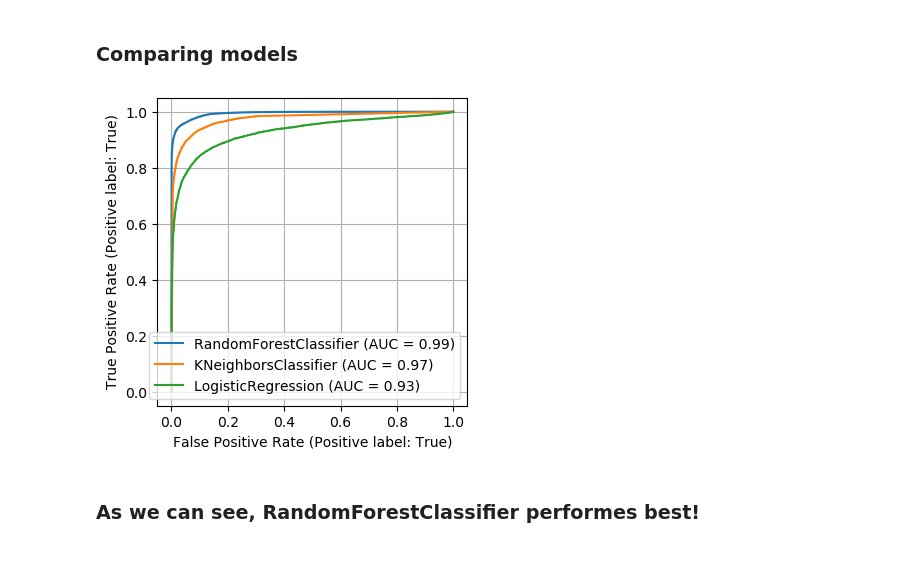
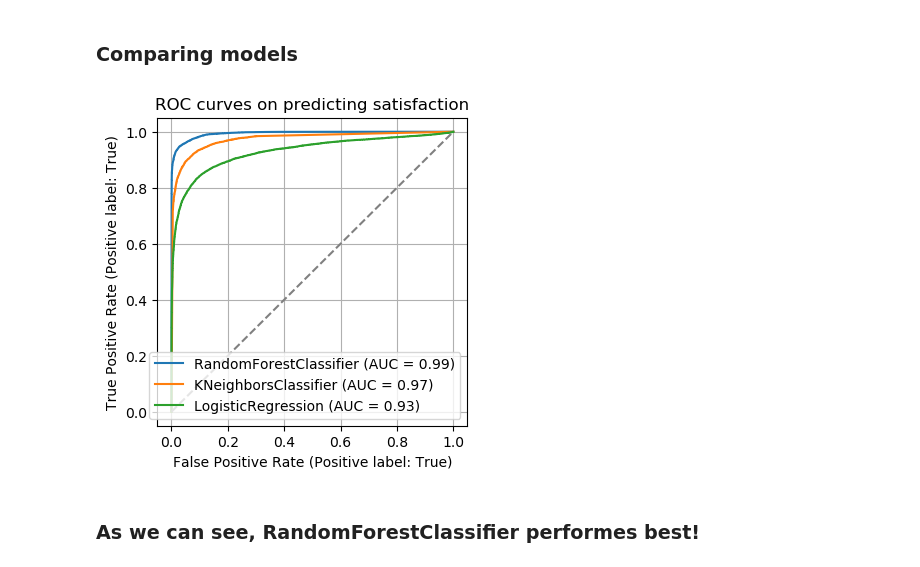
Before and after one commit to lukwies/Airline-Passenger-Satisfaction, a Jupyter notebook: notebooks/predict.ipynb, the cells around one changed output. Saved outputs shown, nothing was run; the diff lists cells and outputs as text; code cells hidden in the pictures.

Commit message:
Retitled ROC curve plot

```diff
--- a/notebooks/predict.ipynb
+++ b/notebooks/predict.ipynb
@@ -300,15 +303,20 @@ weighted avg       0.92      0.92      0.92     32372
 ### Comparing models
 # %%
 from sklearn.metrics import plot_roc_curve
+import warnings
+warnings.simplefilter(action='ignore', category=FutureWarning)
 
 fig,ax = plt.subplots(figsize=(4,4))
 plot_roc_curve(randForest, X_test, y_test, ax=ax)
 plot_roc_curve(knn, X_test, y_test, ax=ax)
 plot_roc_curve(logReg, X_test, y_test, ax=ax)
+plt.plot([0,1], [0,1], linestyle='dashed', color='grey')
 ax.grid()
-plt.savefig('../plots/roc_curves.png', dpi=300)
+ax.set_title('ROC curves on predicting satisfaction')
+
+plt.savefig('../plots/roc_curves_satisfaction.png', dpi=300)
 plt.show()
 # %% [output]
-[figure, old version]
+[figure, new version]
 # %% [markdown]
 ### As we can see, RandomForestClassifier performes best!
```
Also changed, not shown: parts of 3 cells of this notebook.
